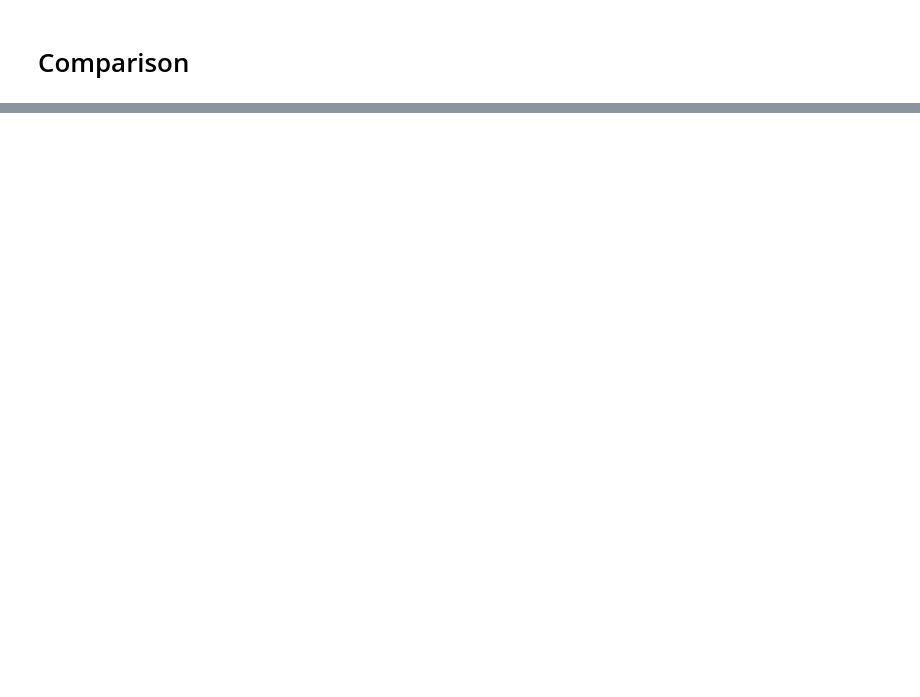
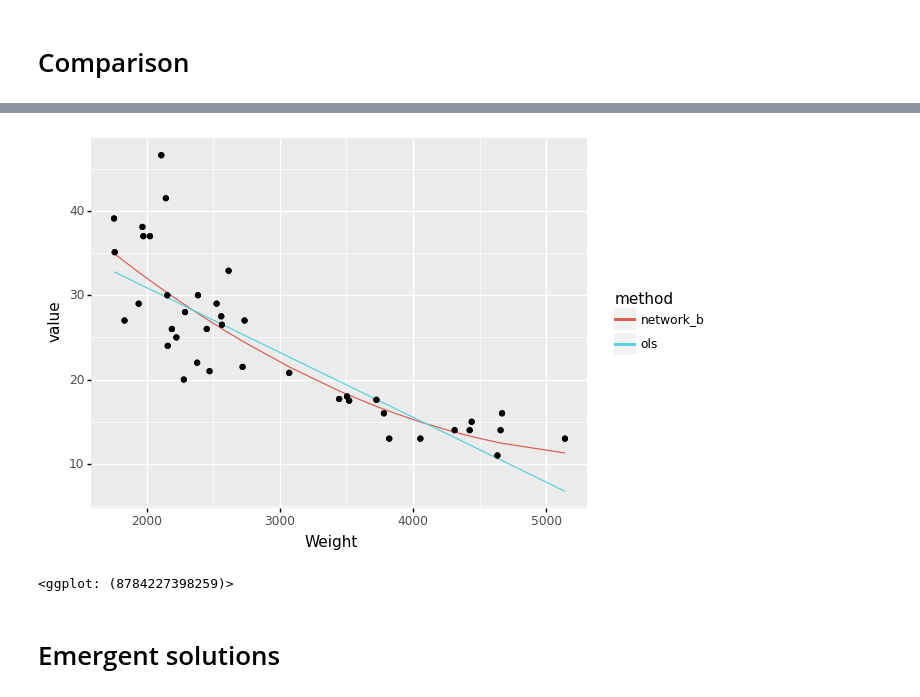
Before and after one commit to PaulHiemstra/neuralnet_generalisation, a Jupyter notebook: linreg_via_keras.ipynb, the cells around one changed output, grey strips where cells are left out. Saved outputs shown, nothing was run; the diff lists cells and outputs as text; code cells hidden in the pictures; blank space fills up the shorter version.

```diff
--- a/linreg_via_keras.ipynb
+++ b/linreg_via_keras.ipynb
@@ -117,0 +128,6 @@ gg
+# %%
+from sklearn.preprocessing import PolynomialFeatures
+
+def create_poly_features(series, n):
+    poly = PolynomialFeatures(n)
+    return poly.fit_transform(np.expand_dims(series, axis=1))
@@ -117,0 +159,19 @@ gg
+# %%
+prediction_results = pd.DataFrame({'network_b' : keras_mpg_weight_poly.predict(create_poly_features(test_data['Weight_norm'], n)).flatten(),
+                                   'ols'       : ols_mpg_weight.predict(test_data['Weight_norm']),
+                                   'reference' : test_data['MPG'],
+                                   'Weight'    : test_data['Weight']})
+
+plt_data = prediction_results.sort_values('Weight').melt(id_vars=['reference', 'Weight'], var_name='method')
+gg = (
+    ggplot(plt_data, aes(x='Weight'))
+      + geom_path(aes(y='value', color='method'))
+      + geom_point(aes(y='reference'))
+)
+ggsave(gg, 'points_and_lines.png', dpi=200)
+gg
+# %% [output]
+[figure, added]
+<ggplot: (8784227398259)>
+# %% [markdown]
+# Emergent solutions
```
Also changed, not shown: parts of 10 cells of this notebook, 5 other files.
